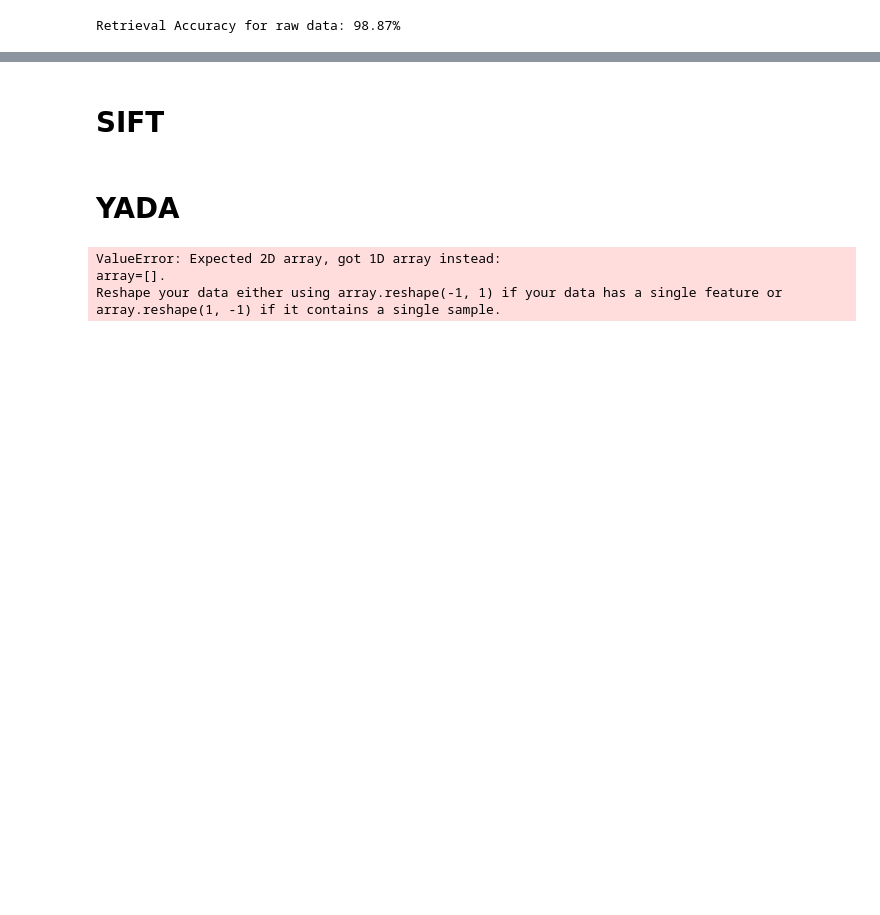
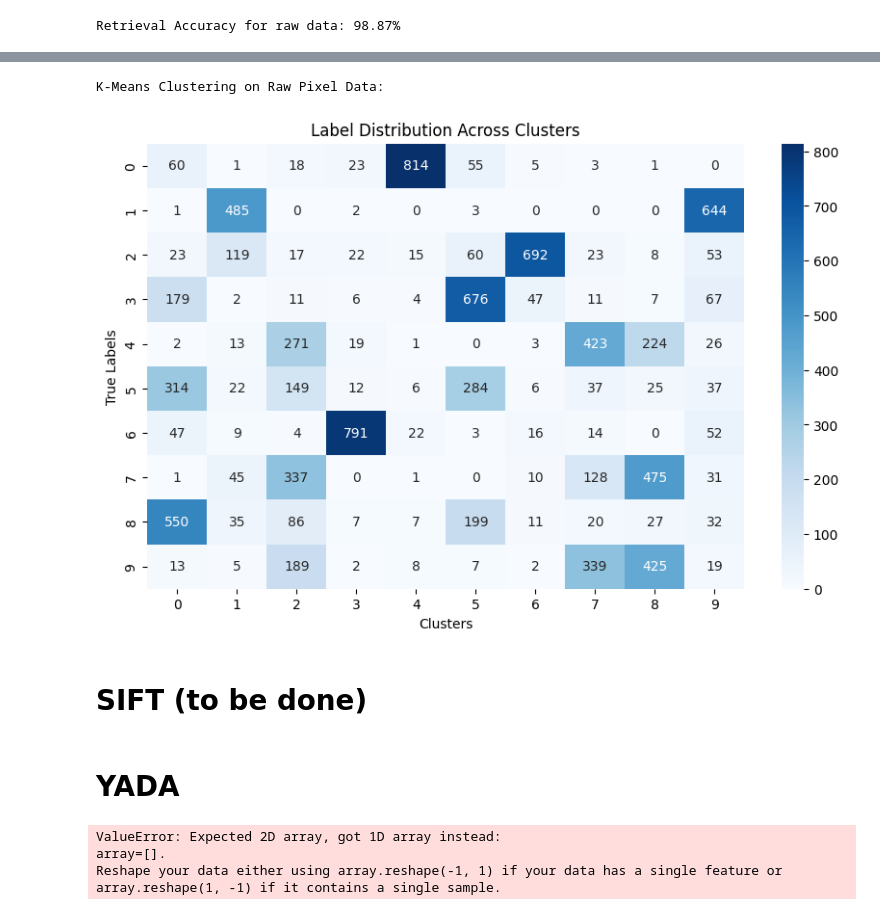
Before and after one commit to tobo03/DVP7, a Jupyter notebook: TraditionalMethods/SpectralHashing/Spectral hashing for MNIST.ipynb, the cells around one changed output, grey strips where cells are left out. Drawn from its saved outputs; the diff is of its cells as text; code cells hidden in the pictures; blank space fills up the shorter version.

```diff
--- a/TraditionalMethods/SpectralHashing/Spectral hashing for MNIST.ipynb
+++ b/TraditionalMethods/SpectralHashing/Spectral hashing for MNIST.ipynb
@@ -376,0 +642,22 @@ plt.show()
+# %%
+# Load the MNIST raw data (flattened)
+import tensorflow as tf
+
+# Load the MNIST dataset
+(x_train, y_train), (x_test, y_test) = tf.keras.datasets.mnist.load_data()
+
+# Flatten the images from 28x28 into 784-dimensional vectors
+x_test_flattened = x_test.reshape(x_test.shape[0], -1)
+
+# Step 1: Perform K-Means clustering on raw pixel data
+print("K-Means Clustering on Raw Pixel Data:")
+raw_data_clusters = kmeans_clustering(x_test_flattened, n_clusters=10)
+
+# Step 2: Build the label-cluster matrix for raw data
+raw_data_label_cluster_matrix = build_label_cluster_matrix(raw_data_clusters, y_test)
+
+# Step 3: Plot the heatmap for raw pixel data
+plot_heatmap(raw_data_label_cluster_matrix)
+# %% [output]
+K-Means Clustering on Raw Pixel Data:
+[figure, added]
@@ -377,5 +667,5 @@ plt.show()
 # %% [markdown]
-# SIFT
+# SIFT (to be done)
 # %%
 # NOW DOING THE SAME FOR SIFT,
 # WE NEED AN EXTRA STEP OF PREPROCESSING, DUE TO SIFT CREATING 60000 X 5 X 128 LIST OF LISTS FOR TRAINING,
```
Also changed, not shown: parts of 16 cells of this notebook.
